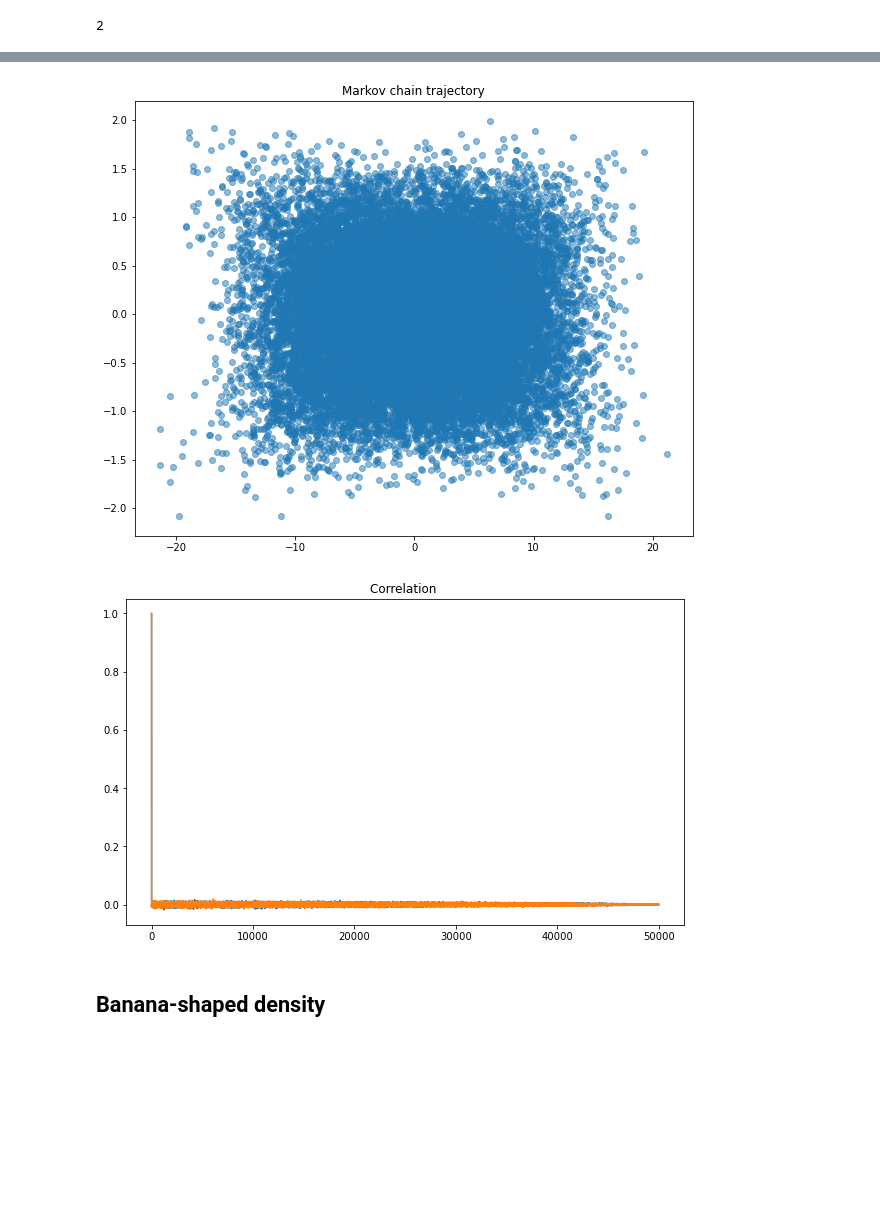
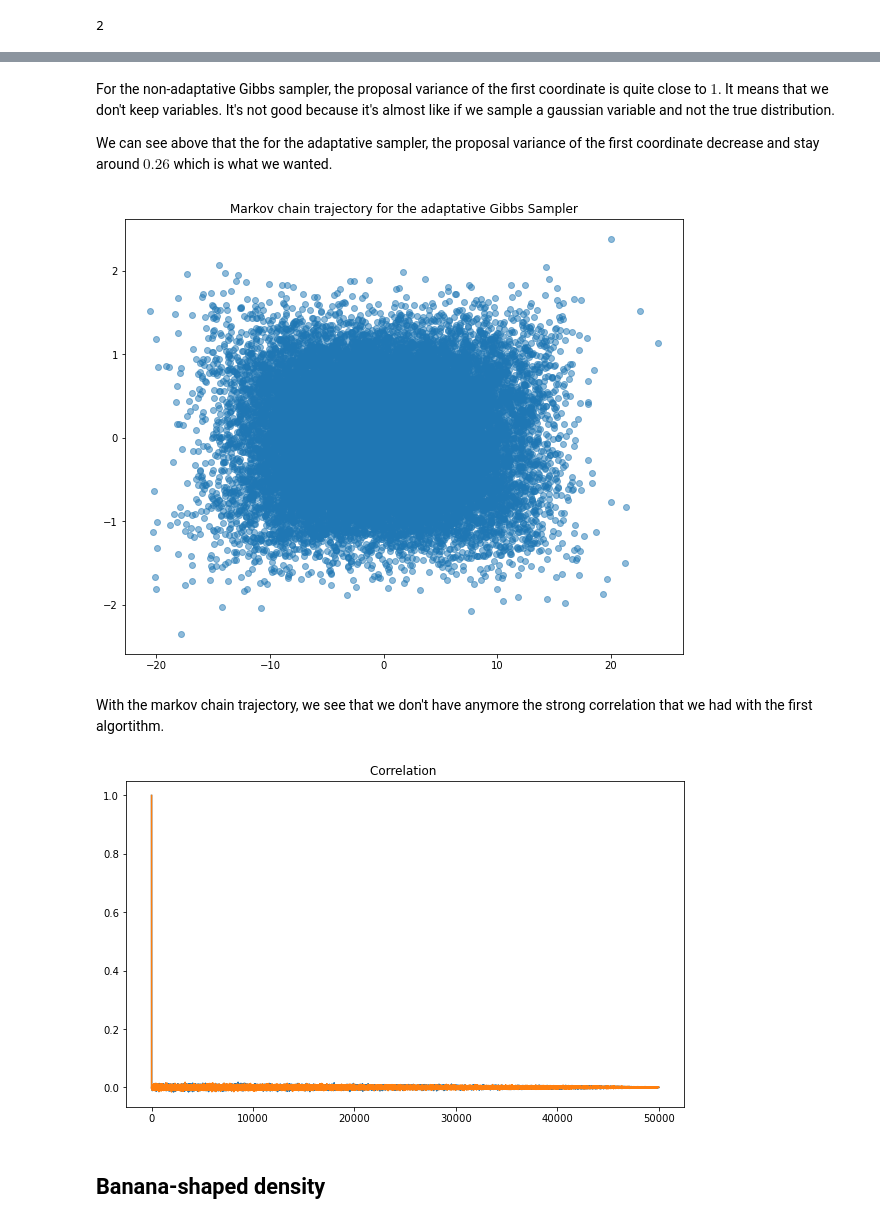
Before and after one commit to simonqueric/MVA, a Jupyter notebook: ComputationalStatistics/Lab4/Lab4_Compstat.ipynb, the cells around one changed output, grey strips where cells are left out. Cells and saved outputs as stored; diff of their text form; code cells hidden in the pictures; blank space fills up the shorter version.

```diff
--- a/ComputationalStatistics/Lab4/Lab4_Compstat.ipynb
+++ b/ComputationalStatistics/Lab4/Lab4_Compstat.ipynb
@@ -117,7 +117,7 @@ log_pi1(1, (1, a))
 # %% [output]
 -0.255025
 # %%
-def adaptative_MH_wG(x0, param, log_pis, sigmas, batch_size=50, hm_iter=100, n_iter=1000) :
+def adaptative_MH_wG(x0, param, log_pis, sigmas, batch_size=50, hm_iter=100, n_iter=1000, adaptative=True) :
     """
     Implementation of the adaptative Gibbs sampler
 
@@ -158,18 +158,20 @@ def adaptative_MH_wG(x0, param, log_pis, sigmas, batch_size=50, hm_iter=100, n_i
 
             if k>0 and k%batch_size==0:
                 Alphas[k//batch_size, i] = alphas[i]/batch_size
+                if adaptative :
 
-                j = k//batch_size
-                delta_j = min(1e-2, 1/np.sqrt(j))
+                    j = k//batch_size
+                    delta_j = min(1e-2, 1/np.sqrt(j))
 
-                if alphas[i]/batch_size < 0.24 :
-                    l[i] -= delta_j
+                    if alphas[i]/batch_size < 0.24 :
+                        l[i] -= delta_j
 
-                elif alphas[i]/batch_size > 0.24 :
-                    l[i] += delta_j
+                    elif alphas[i]/batch_size > 0.24 :
+                        l[i] += delta_j
 
                 alphas[i] = Alphas[-1,i]
 
+
     return X, Alphas
 # %%
 x0 = np.ones(2)
@@ -190,0 +193,5 @@ plt.show()
+# %%
+x0 = np.ones(2)
+n_iter=50_000
+log_pis = [log_pi1, log_pi2]
+X, Alphas = adaptative_MH_wG(x0, a, log_pis, sigmas=np.array([3, 3]), batch_size=50, hm_iter=100, n_iter=n_iter, adaptative=True)
@@ -191,12 +210,18 @@ plt.show()
+# %% [markdown]
+For the non-adaptative Gibbs sampler, the proposal variance of the first coordinate is quite close to $1$. It means that we don't keep variables. It's not good because it's almost like if we sample a gaussian variable and not the true distribution.
+
+We can see above that the for the adaptative sampler, the proposal variance of the first coordinate decrease and stay around $0.26$ which is what we wanted.
 # %%
 X, Y = X[:,0], X[:,1]
 # %%
 fig = plt.figure(figsize=(10, 8))
 plt.scatter(X[n_iter//2:], Y[n_iter//2:], alpha=.5)
-plt.title("Markov chain trajectory")
+plt.title("Markov chain trajectory for the adaptative Gibbs Sampler")
 plt.show()
 # %% [output]
-[figure, old version]
+[figure, new version]
+# %% [markdown]
+With the markov chain trajectory, we see that we don't have anymore the strong correlation that we had with the first algortithm.
 # %%
 X = (X - X.mean())/X.std()
 Y = (Y - Y.mean())/Y.std()
@@ -207,7 +232,7 @@ plt.plot(auto_corr(Y)/len(Y))
 plt.title("Correlation ")
 plt.show()
 # %% [output]
-[figure, old version]
+[figure, new version]
 # %% [markdown]
 ## Banana-shaped density
 # %%
```
Also changed, not shown: parts of 41 cells of this notebook.
